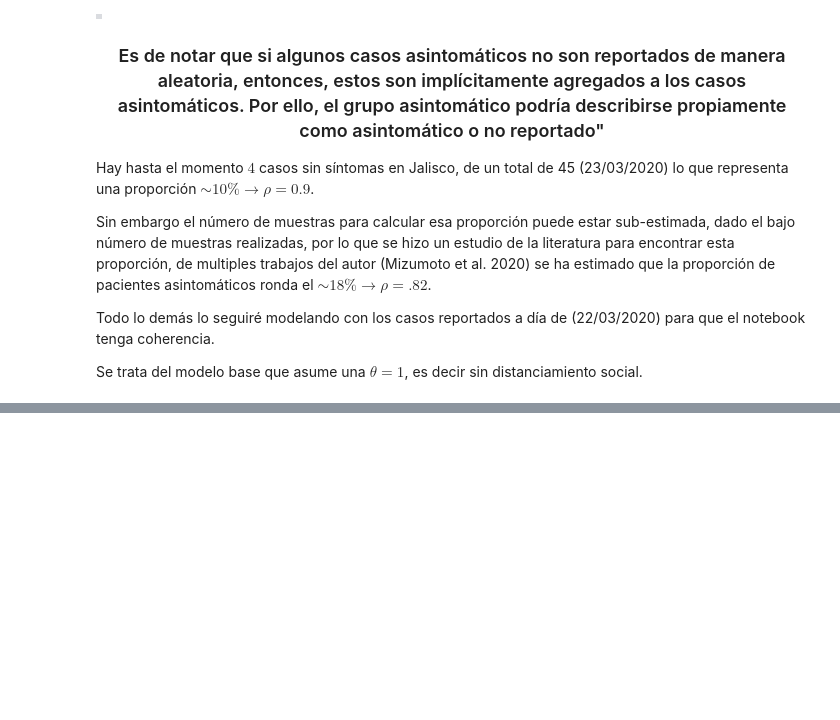
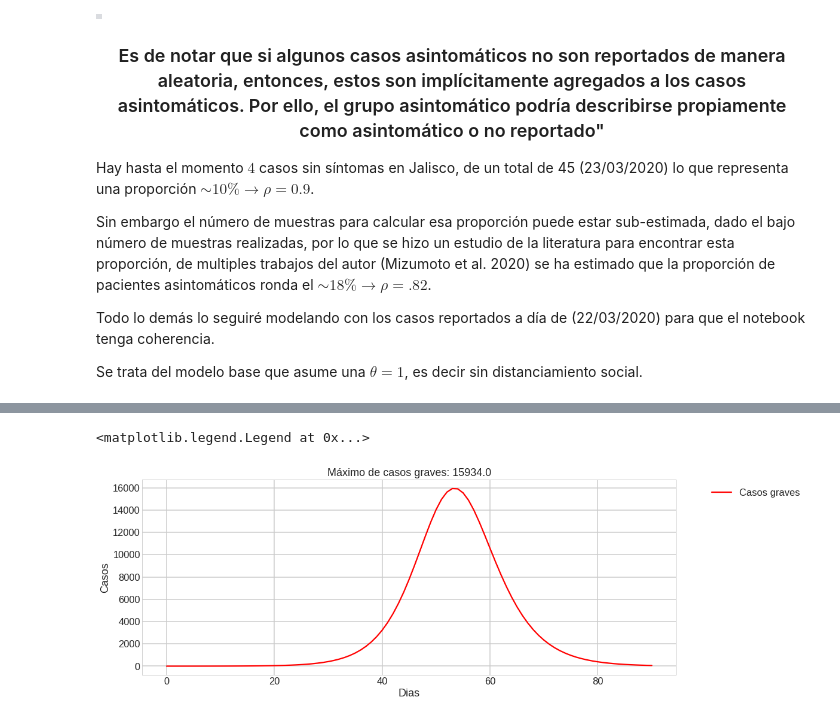
Before and after one commit to NunezKant/COVID-19_GDL, a Jupyter notebook: Desarrollo_de_COVID_19_en_Guadalajara_Miguel_Núñez.ipynb, the cells around one changed output, grey strips where cells are left out. Cells and saved outputs as stored; diff of their text form; code cells hidden in the pictures; blank space fills up the shorter version.

Commit message:
Agregados muertes y casos graves

```diff
--- a/Desarrollo_de_COVID_19_en_Guadalajara_Miguel_Núñez.ipynb
+++ b/Desarrollo_de_COVID_19_en_Guadalajara_Miguel_Núñez.ipynb
@@ -476,0 +528,29 @@ El modelo resalta la importancia de aumentar las pruebas per capita.
+# %%
+def SEAIR_D(IC,pmtrs,t,theta=1):
+  """
+  Esta parte de código es la que implementa las ecuaciones diferenciales.
+
+  Se resuelven por medio de integración númerica de Euler
+  """
+
+  So,Eo,Ao,Io,Ro,Do = IC
+  S,E,A,I,R,D = [So],[Eo],[Eo],[Io],[Ro],[Do]
+  alpha,beta,gamma,rho,kappa = pmtrs
+  dt = t[1]-t[0]
+  for _ in t[1:]:
+    St = S[-1] - (theta*beta*S[-1]*I[-1])*dt
+    Et = E[-1] + (theta*beta*S[-1]*I[-1] - alpha*E[-1])*dt
+    At = A[-1] + (1-rho)*(alpha*E[-1] - gamma*A[-1])*dt
+    It = I[-1] + rho*(alpha*E[-1] - gamma*I[-1])*dt
+    Dt = kappa*I[-1]
+    Rt = 1 - (S[-1]+E[-1]+A[-1]+I[-1]-D[-1])
+
+    S.append(St)
+    E.append(Et)
+    A.append(At)
+    I.append(It)
+    R.append(Rt)
+    D.append(Dt)
+  return S,E,A,I,R,D
+# %%
+S,E,A,I,R,D = SEAIR_D(Condiciones_Iniciales,parametros,periodo_evaluacion)
@@ -476,0 +591,11 @@ El modelo resalta la importancia de aumentar las pruebas per capita.
+# %%
+plt.figure(figsize= (16,6))
+maximo = np.round(np.max(np.array(I)*.02)*JAL_Population,0)
+plt.title(f"Máximo de casos graves: {maximo}")
+plt.plot(np.array(I)*.02*JAL_Population, label = "Casos graves",c="#FF0000") #Asumimos el 2% de los infectados, de la poblacion de jalisco
+plt.ylabel("Casos")
+plt.xlabel("Dias")
+plt.legend(bbox_to_anchor=(1.05, 1.0), loc='upper left')
+# %% [output]
+<matplotlib.legend.Legend at 0x...>
+[figure, added]
```
Also changed, not shown: parts of 9 cells of this notebook.
